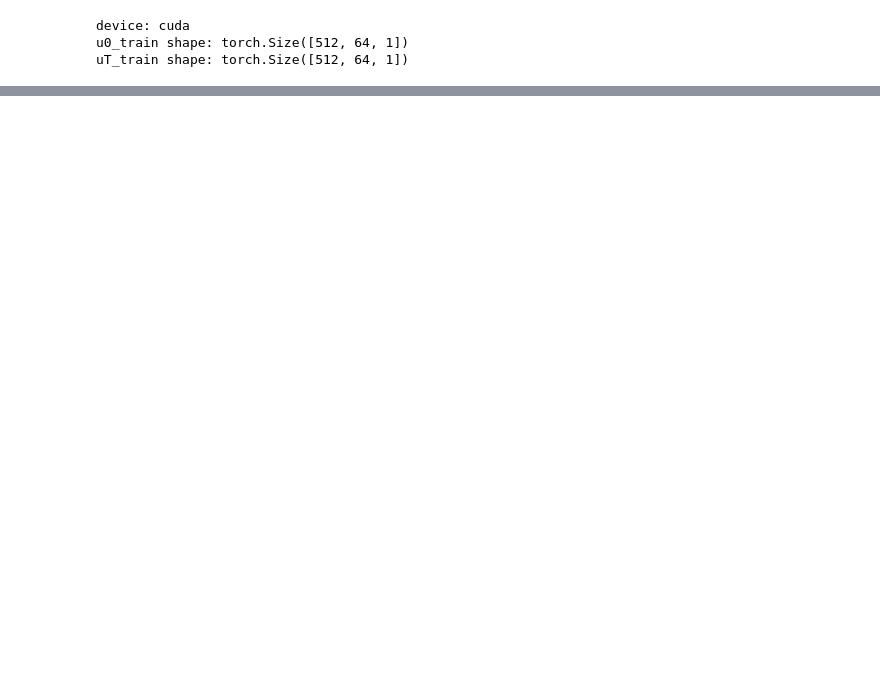
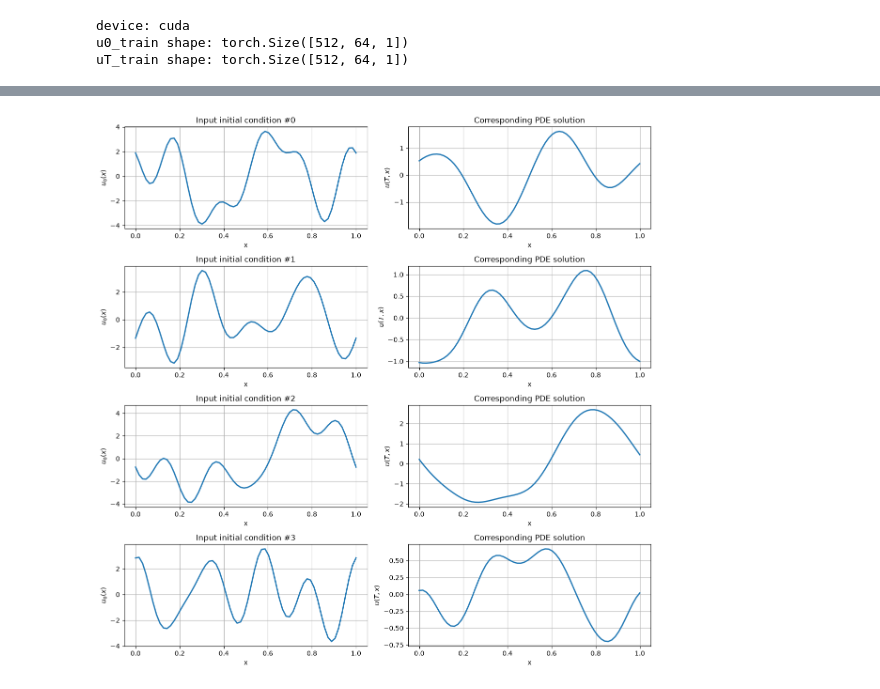
Before and after one commit to becre2021/mlmeetde-101, a Jupyter notebook: practice_lec5_operatorlearning_gno.ipynb, the cells around one changed output, grey strips where cells are left out. Saved outputs shown, nothing was run; the diff lists cells and outputs as text; code cells hidden in the pictures; blank space fills up the shorter version.

Commit message:
update operator learning

```diff
--- a/practice_lec5_operatorlearning_gno.ipynb
+++ b/practice_lec5_operatorlearning_gno.ipynb
@@ -101,0 +117,54 @@ uT_train shape: torch.Size([512, 64, 1])
+# %%
+# -----------------------------
+# Visualize input-output pairs
+# -----------------------------
+def plot_dataset_examples(u0, uT, sample_ids=[0, 1, 2, 3]):
+    """
+    Visualize several examples of the operator-learning dataset.
+
+    Each row shows:
+        input function  u0(x)
+        output function u(T,x)
+
+    This helps us see that different initial conditions
+    produce different corresponding PDE solutions.
+    """
+    x_cpu = torch.linspace(0, 1, u0.shape[1]).cpu().numpy()
+
+    n_samples = len(sample_ids)
+    plt.figure(figsize=(12, 3 * n_samples))
+
+    for row, sample_id in enumerate(sample_ids):
+        # Input function u0(x)
+        u0_cpu = u0[sample_id, :, 0].detach().cpu().numpy()
+
+        # Corresponding solution u(T,x)
+        uT_cpu = uT[sample_id, :, 0].detach().cpu().numpy()
+
+        # Plot input
+        plt.subplot(n_samples, 2, 2 * row + 1)
+        plt.plot(x_cpu, u0_cpu, linewidth=2)
+        plt.xlabel("x")
+        plt.ylabel(r"$u_0(x)$")
+        plt.title(f"Input initial condition #{sample_id}")
+        plt.grid(True)
+
+        # Plot output
+        plt.subplot(n_samples, 2, 2 * row + 2)
+        plt.plot(x_cpu, uT_cpu, linewidth=2)
+        plt.xlabel("x")
+        plt.ylabel(r"$u(T,x)$")
+        plt.title("Corresponding PDE solution")
+        plt.grid(True)
+
+    plt.tight_layout()
+    plt.show()
+
+
+plot_dataset_examples(
+    u0_train,
+    uT_train,
+    sample_ids=[0, 1, 2, 3]
+)
+# %% [output]
+[figure, added]
```
Also changed, not shown: parts of 4 cells of this notebook, 2 other files.
